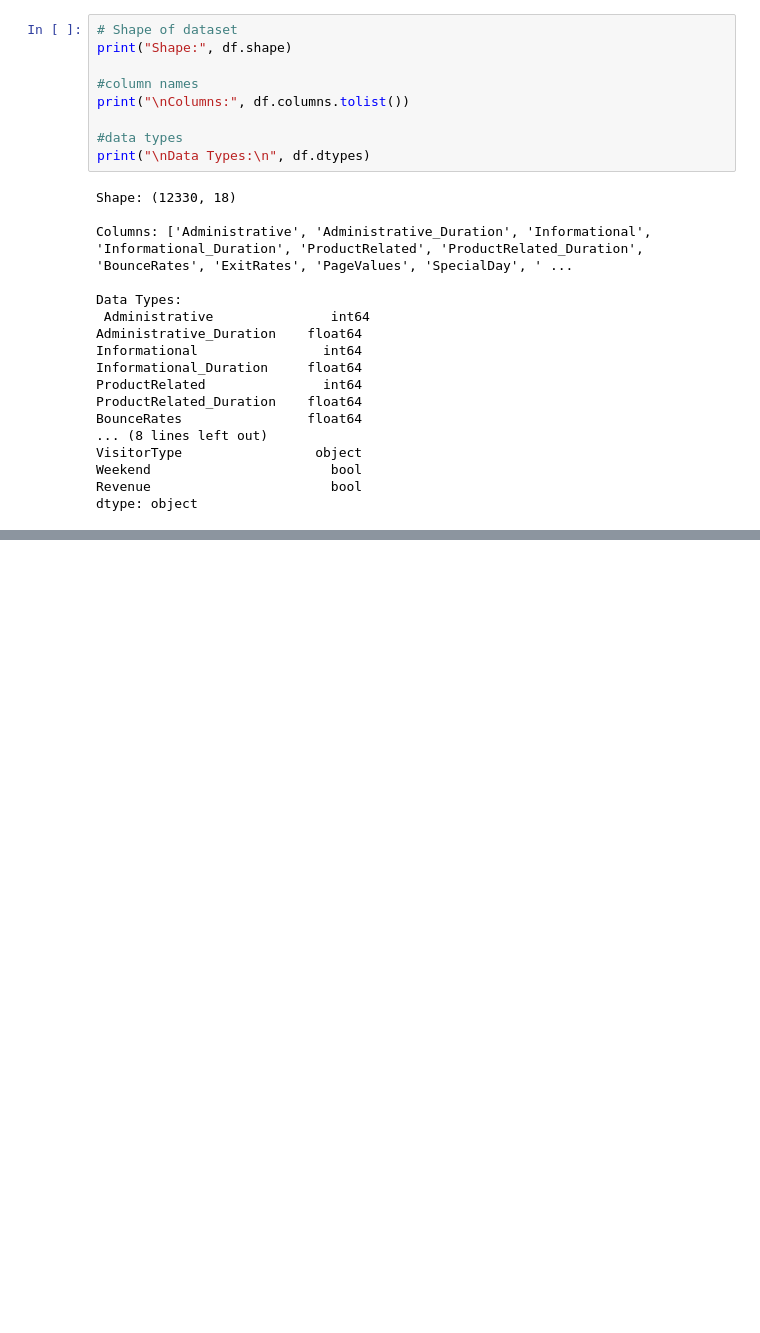
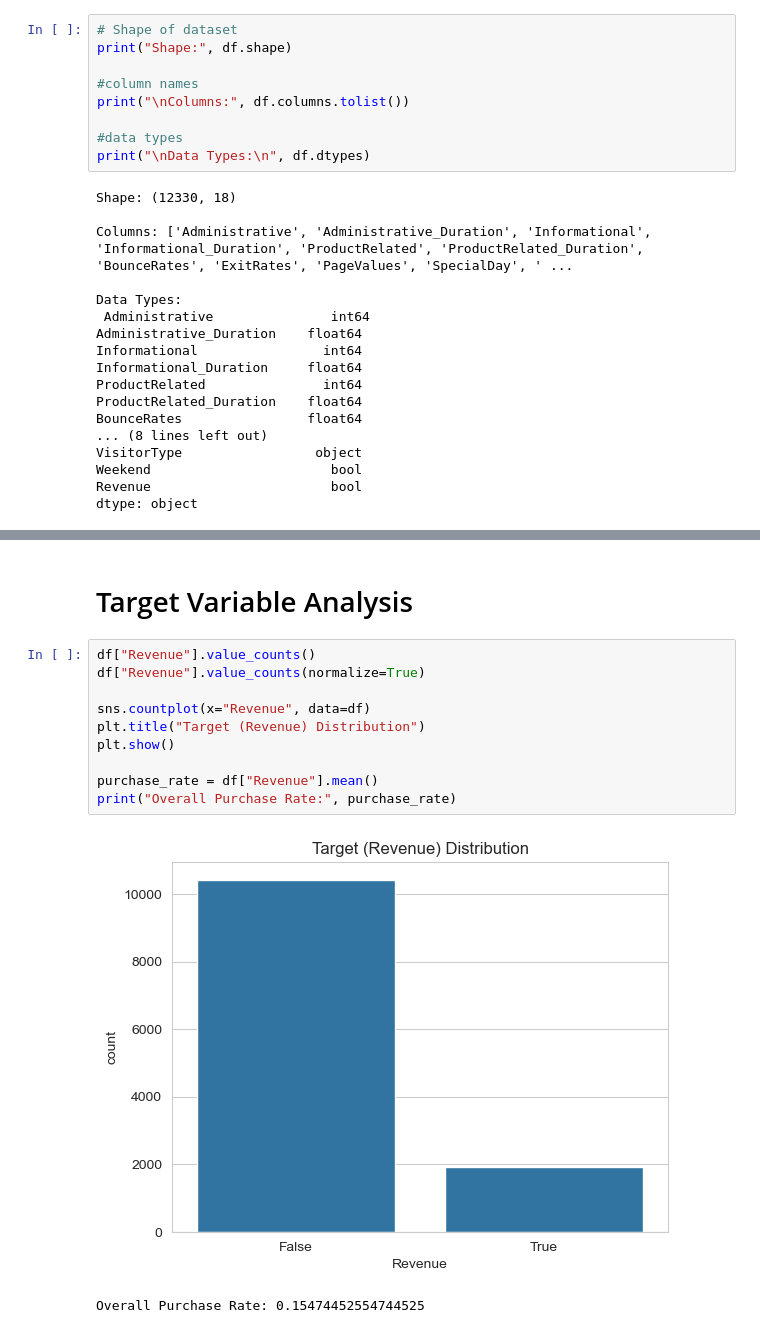
Before and after one commit to Lqvy/Project-Decisions, a Jupyter notebook: Online_Purchase_/notebooks/eda.ipynb, the cells around one changed output, grey strips where cells are left out. Cells and saved outputs as stored; diff of their text form; blank space fills up the shorter version.

Commit message:
Added EDA: distributions, correlations, and feature insights

```diff
--- a/Online_Purchase_/notebooks/eda.ipynb
+++ b/Online_Purchase_/notebooks/eda.ipynb
@@ -54,0 +83,15 @@ dtype: object
+# %% [markdown]
+# Target Variable Analysis
+# %%
+df["Revenue"].value_counts()
+df["Revenue"].value_counts(normalize=True)
+
+sns.countplot(x="Revenue", data=df)
+plt.title("Target (Revenue) Distribution")
+plt.show()
+
+purchase_rate = df["Revenue"].mean()
+print("Overall Purchase Rate:", purchase_rate)
+# %% [output]
+[figure, added]
+Overall Purchase Rate: 0.15474452554744525
```
Also changed, not shown: parts of 12 cells of this notebook.
